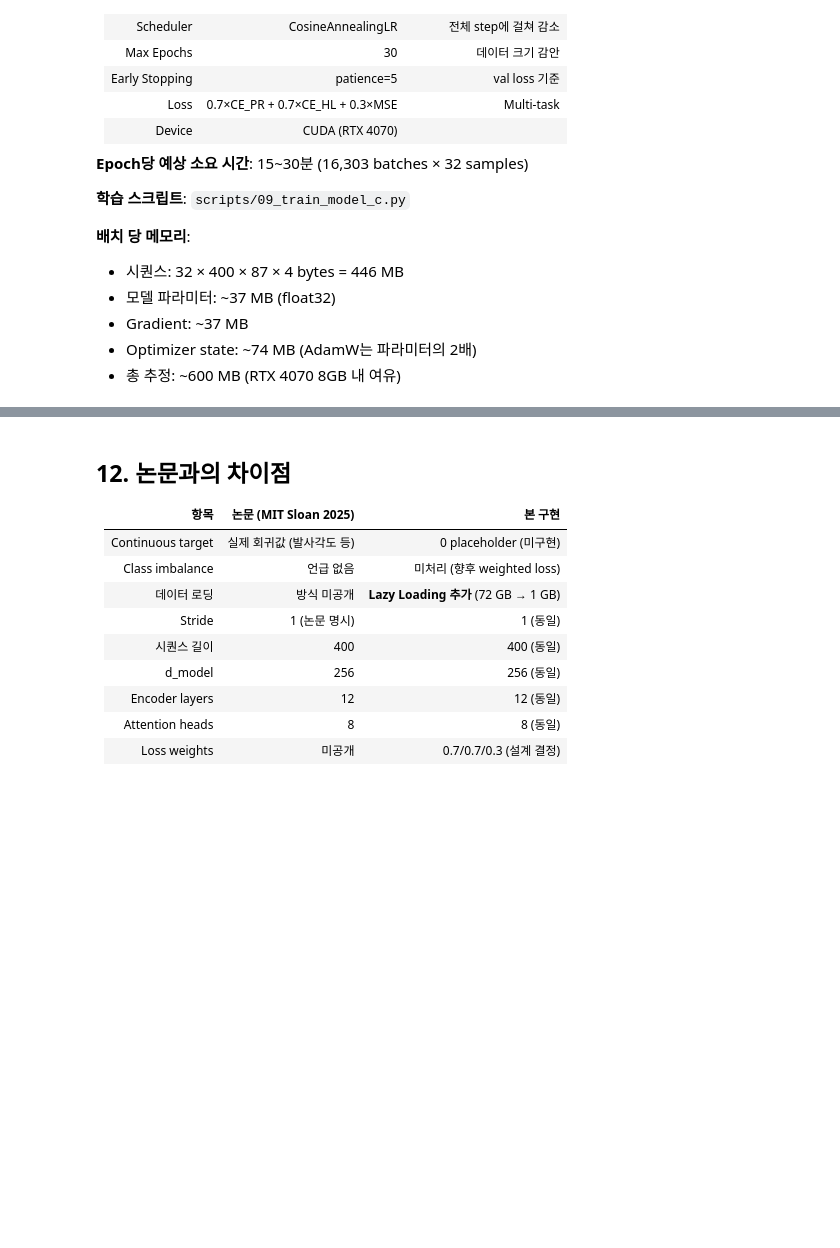
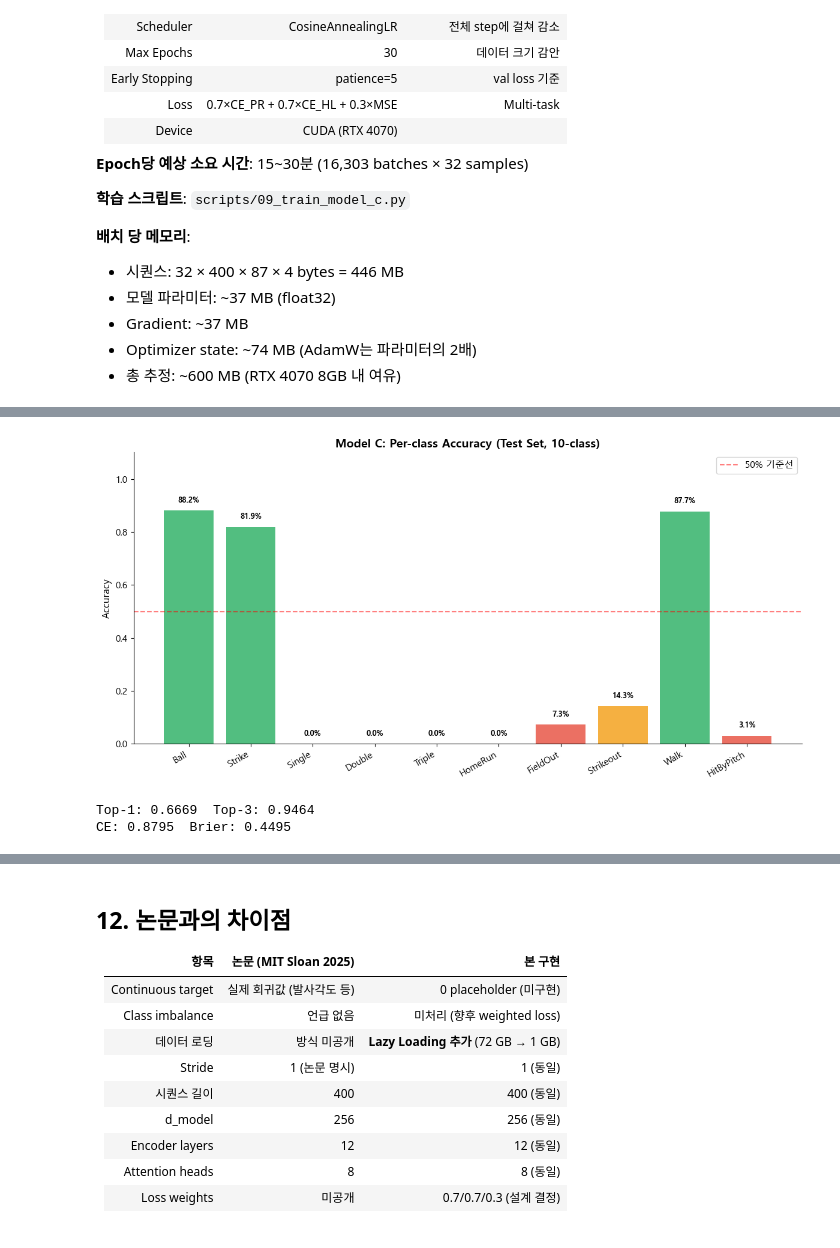
Before and after one commit to Pitcheezy/transition-models, a Jupyter notebook: notebooks/04_model_c_mit_sloan_2025.ipynb, the cells around one changed output, grey strips where cells are left out. Drawn from its saved outputs; the diff is of its cells as text; code cells hidden in the pictures; blank space fills up the shorter version.

```diff
--- a/notebooks/04_model_c_mit_sloan_2025.ipynb
+++ b/notebooks/04_model_c_mit_sloan_2025.ipynb
@@ -667,0 +697,37 @@ print('주파수가 낮은 차원(dim 252~255): 긴 주기로 전체 시퀀스
+# %%
+import numpy as np
+import matplotlib.pyplot as plt
+import seaborn as sns
+
+plt.rcParams['font.family'] = 'Malgun Gothic'
+plt.rcParams['axes.unicode_minus'] = False
+
+data_c = np.load('../outputs/evaluation_c.npz', allow_pickle=True)
+
+classes_10 = ['Ball', 'Strike', 'Single', 'Double', 'Triple',
+              'HomeRun', 'FieldOut', 'Strikeout', 'Walk', 'HitByPitch']
+per_class_acc = data_c['per_class_accuracy_pr']
+
+fig, ax = plt.subplots(figsize=(12, 6))
+colors = ['#27ae60' if a > 0.5 else '#f39c12' if a > 0.1 else '#e74c3c'
+          for a in per_class_acc]
+bars = ax.bar(classes_10, per_class_acc, color=colors, alpha=0.8)
+ax.set_ylabel('Accuracy', fontsize=12)
+ax.set_title('Model C: Per-class Accuracy (Test Set, 10-class)', fontsize=14, fontweight='bold')
+ax.set_ylim(0, 1.1)
+
+for bar, val in zip(bars, per_class_acc):
+    ax.text(bar.get_x() + bar.get_width()/2, val + 0.03,
+            f'{val:.1%}', ha='center', fontsize=9, fontweight='bold')
+
+ax.axhline(y=0.5, color='red', linestyle='--', alpha=0.5, label='50% 기준선')
+ax.legend(fontsize=11)
+plt.xticks(rotation=30, ha='right')
+plt.tight_layout()
+plt.show()
+print(f'Top-1: {float(data_c["top_1_pr"]):.4f}  Top-3: {float(data_c["top_3_pr"]):.4f}')
+print(f'CE: {float(data_c["ce_pr"]):.4f}  Brier: {float(data_c["brier_pr"]):.4f}')
+# %% [output]
+[figure, added]
+Top-1: 0.6669  Top-3: 0.9464
+CE: 0.8795  Brier: 0.4495
```
Also changed, not shown: parts of 4 cells of this notebook, 6 other files.
